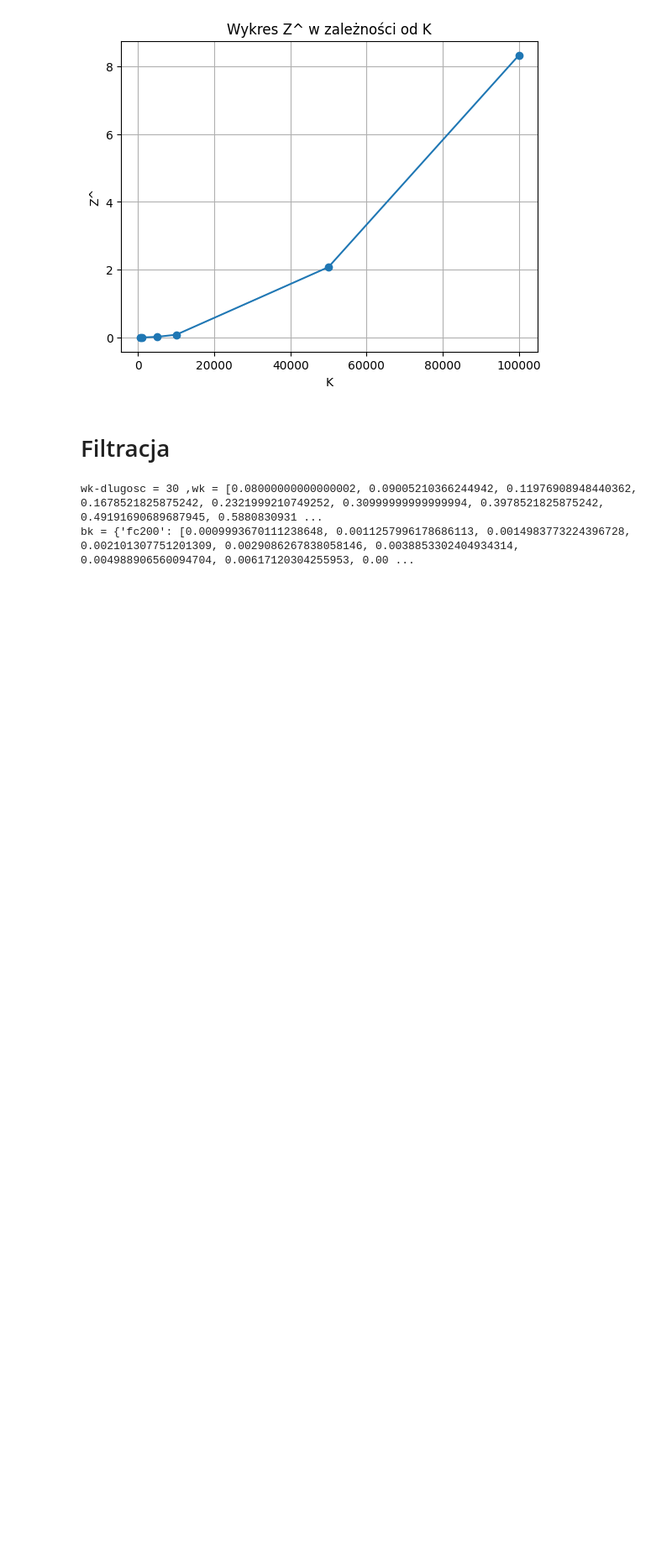
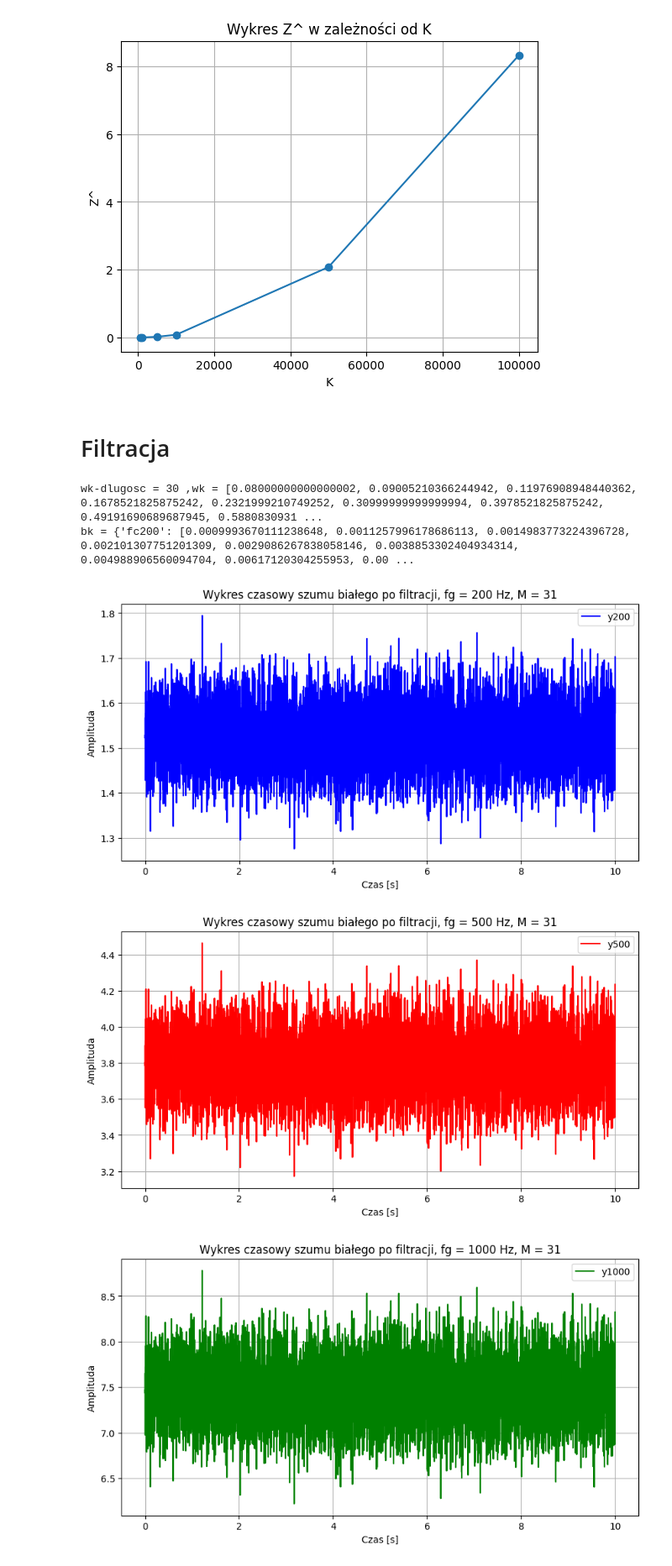
Before and after one commit to mbrunka/stochastyka-white-noise, a Jupyter notebook: main.ipynb, the cells around one changed output. Shown: that part at 84% size. Saved outputs shown, nothing was run; the diff lists cells and outputs as text; code cells hidden in the pictures; blank space fills up the shorter version.

```diff
--- a/main.ipynb
+++ b/main.ipynb
@@ -348,8 +348,8 @@ print(f"bk = {bk}")
 
 def sum_product( M, bk, szum_bialy, n):
     result = 0
-    for k in range(M):
-        result += b[k] * szum_bialy[n - k]
+    for k in range(0, M-1):
+        result += bk[k] * szum_bialy[n - k]
     return result
 
 
@@ -358,8 +358,39 @@ yn500 = []
 yn1000 = []
 for n in range(0, len(szum_bialy)):
     yn200.append(sum_product(M, bk["fc200"], szum_bialy, n))
-
-print("Wynik:", yn200)
+    yn500.append(sum_product(M, bk["fc500"], szum_bialy, n))
+    yn1000.append(sum_product(M, bk["fc1000"], szum_bialy, n))
 # %% [output]
 wk-dlugosc = 30 ,wk = [0.08000000000000002, 0.09005210366244942, 0.11976908948440362, 0.1678521825875242, 0.2321999210749252, 0.30999999999999994, 0.3978521825875242, 0.49191690689687945, 0.5880830931 ...
 bk = {'fc200': [0.0009993670111238648, 0.0011257996178686113, 0.0014983773224396728, 0.002101307751201309, 0.0029086267838058146, 0.0038853302404934314, 0.004988906560094704, 0.00617120304255953, 0.00 ...
+# %%
+plt.figure(figsize=(10, 5))
+plt.plot(czas, yn200, label="y200", color="blue")
+plt.title(f'Wykres czasowy szumu białego po filtracji, fg = {fg_list[0]} Hz, M = {M}')
+plt.xlabel('Czas [s]')
+plt.ylabel('Amplituda')
+plt.grid(True)
+plt.legend()
+plt.show()
+
+plt.figure(figsize=(10, 5))
+plt.plot(czas, yn500, label="y500", color="red")
+plt.title(f'Wykres czasowy szumu białego po filtracji, fg = {fg_list[1]} Hz, M = {M}')
+plt.xlabel('Czas [s]')
+plt.ylabel('Amplituda')
+plt.grid(True)
+plt.legend()
+plt.show()
+
+plt.figure(figsize=(10, 5))
+plt.plot(czas, yn1000, label="y1000", color="green")
+plt.title(f'Wykres czasowy szumu białego po filtracji, fg = {fg_list[2]} Hz, M = {M}')
+plt.xlabel('Czas [s]')
+plt.ylabel('Amplituda')
+plt.grid(True)
+plt.legend()
+plt.show()
+# %% [output]
+[figure, added]
+[figure, added]
+[figure, added]
```
Also changed, not shown: parts of 7 cells of this notebook.
